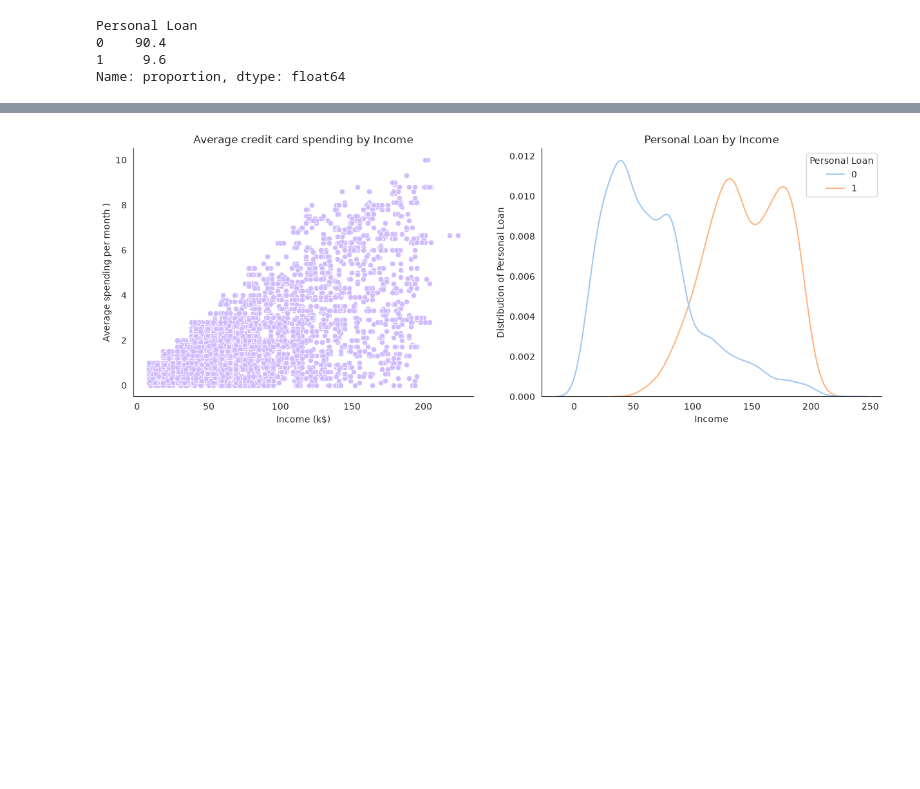
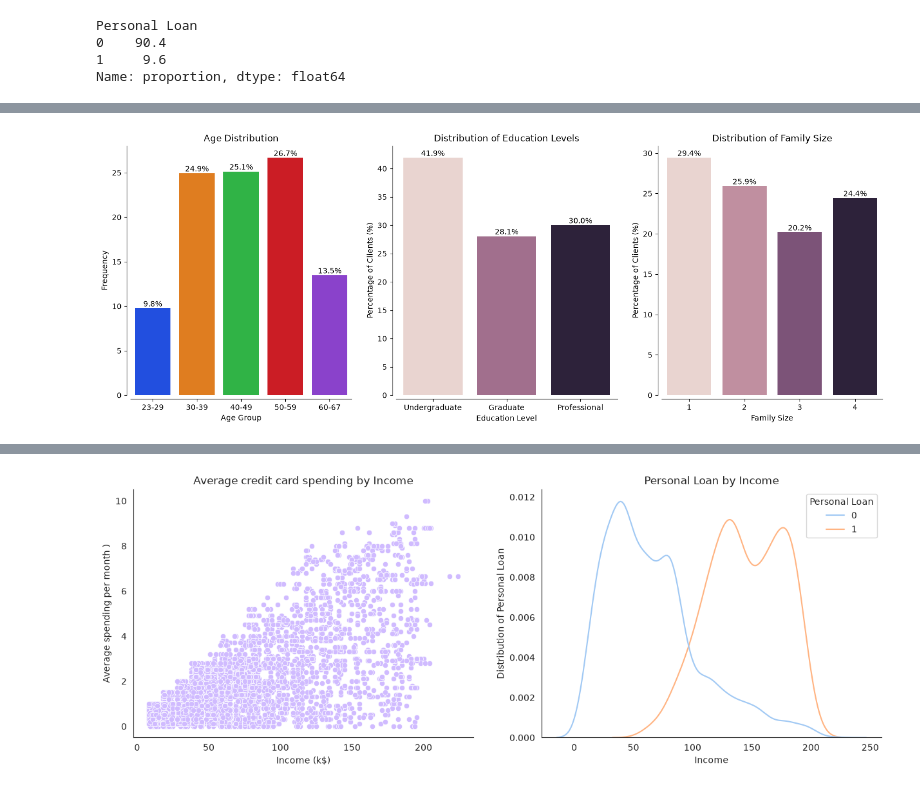
Before and after one commit to reirun/python-project, a Jupyter notebook: project_loan.ipynb, the cells around one changed output, grey strips where cells are left out. Cells and saved outputs as stored; diff of their text form; code cells hidden in the pictures; blank space fills up the shorter version.

```diff
--- a/project_loan.ipynb
+++ b/project_loan.ipynb
@@ -249,0 +251,69 @@ Setting a gradient palette using color= is deprecated and will be removed in v0.
+# %%
+# Decadal age categories for simpler visualization
+age_groups = pd.cut(
+    data["Age"],
+    bins=[20, 29, 39, 49, 59, 70],
+    labels=["23-29", "30-39", "40-49", "50-59", "60-67"],
+)
+
+# Plot
+fig, axes = plt.subplots(1, 3, figsize=(18, 6))
+
+# 1. Left plot: Age Distribution
+sns.countplot(
+    x=age_groups,
+    hue=age_groups,
+    stat="percent",
+    dodge=False,
+    legend=False,
+    ax=axes[0]
+)
+label_bars(axes[0])
+axes[0].set(
+    title="Age Distribution",
+    xlabel="Age Group",
+    ylabel="Frequency",
+)
+
+# 2. Middle plot: Education Levels
+sns.countplot(
+    data=data,
+    x="Education",
+    hue="Education",
+    order=[1, 2, 3],
+    stat="percent",
+    legend=False,
+    ax=axes[1],
+)
+label_bars(axes[1])
+axes[1].set(
+    title="Distribution of Education Levels",
+    xlabel="Education Level",
+    ylabel="Percentage of Clients (%)",
+    xticks=[0, 1, 2],
+    xticklabels=["Undergraduate", "Graduate", "Professional"],
+)
+
+# 2. Right plot: Family Size
+sns.countplot(
+    data=data,
+    x="Family",
+    hue="Family",
+    stat="percent",
+    legend=False,
+    ax=axes[2],
+)
+label_bars(axes[2])
+axes[2].set(
+    title="Distribution of Family Size",
+    xlabel="Family Size",
+    ylabel="Percentage of Clients (%)",
+)
+
+sns.despine(offset=5)
+
+# Saving the figure for the report
+plt.savefig("figures/q2a.svg")
+plt.show()
+# %% [output]
+[figure, added]
```
Also changed, not shown: parts of 63 cells of this notebook.
